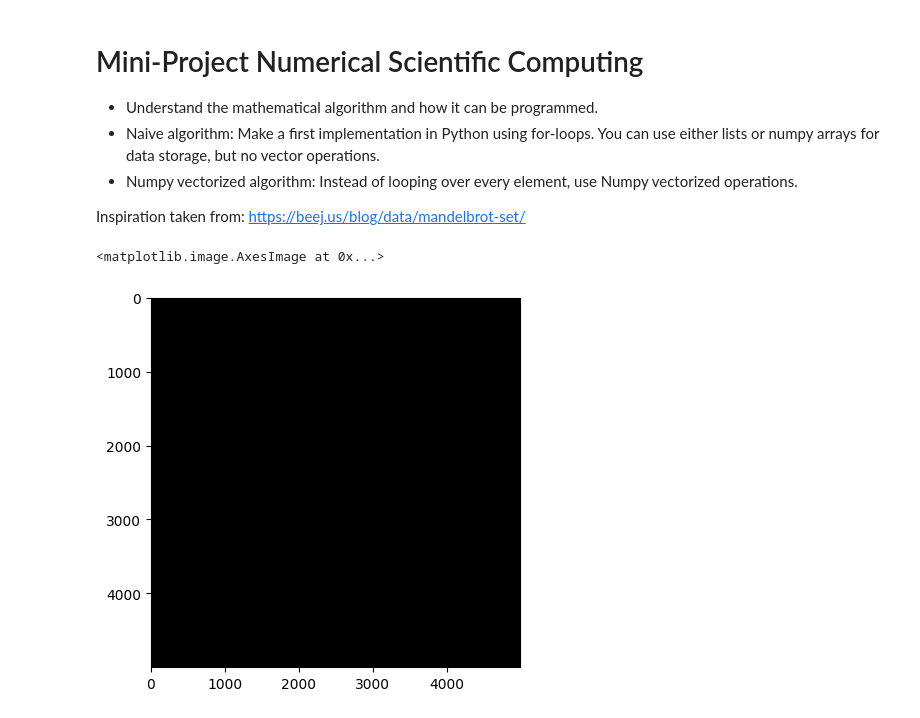
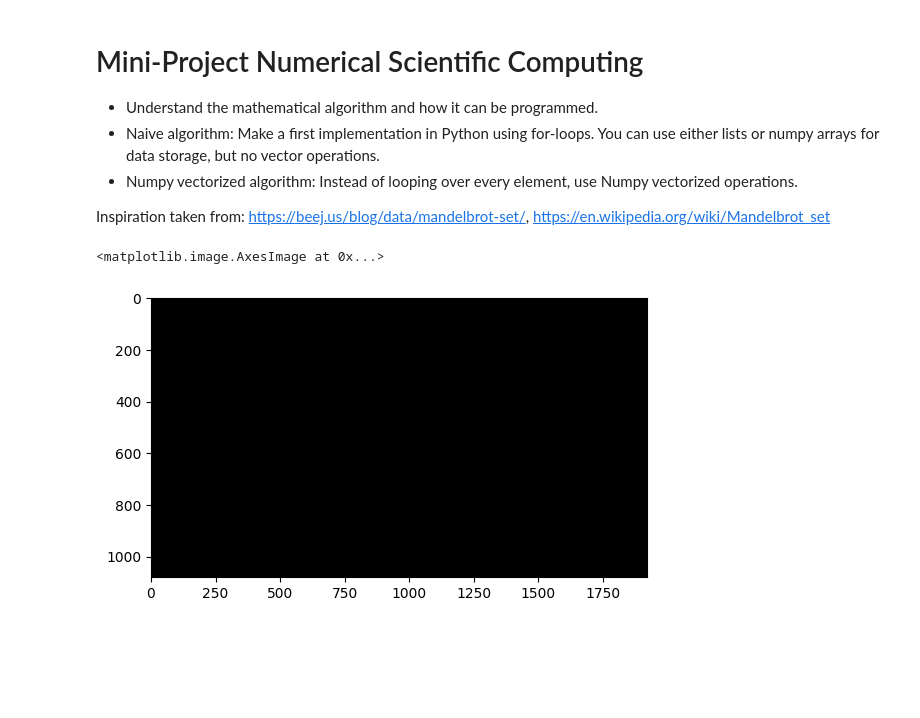
Before and after one commit to ChineseWarlord/CE8-AVS-Project, a Jupyter notebook: Simon/Mini-project/Mini-project.ipynb, the cells around one changed output. Saved outputs shown, nothing was run; the diff lists cells and outputs as text; code cells hidden in the pictures; blank space fills up the shorter version.

```diff
--- a/Simon/Mini-project/Mini-project.ipynb
+++ b/Simon/Mini-project/Mini-project.ipynb
@@ -6,22 +6,22 @@
 * Numpy vectorized algorithm: Instead of looping over every element, use Numpy vectorized operations.
 
 Inspiration taken from:
-https://beej.us/blog/data/mandelbrot-set/
+https://beej.us/blog/data/mandelbrot-set/, https://en.wikipedia.org/wiki/Mandelbrot_set
 # %%
 # Importing libraries
 import numpy as np
 import cv2 as cv
 import matplotlib.pyplot as plt
 
 # Defining variables for the img
-width = 5000
-height = 5000
+width = 1920
+height = 1080
 channel = 3
 img = np.zeros((height,width,3), dtype=np.uint8)
 plt.imshow(img)
 # %% [output]
 <matplotlib.image.AxesImage at 0x...>
-[figure, old version]
+[figure, new version]
 # %%
 # Defining the range of values for
 # the real and imaginary parts of c
```
Also changed, not shown: parts of 2 cells of this notebook.
